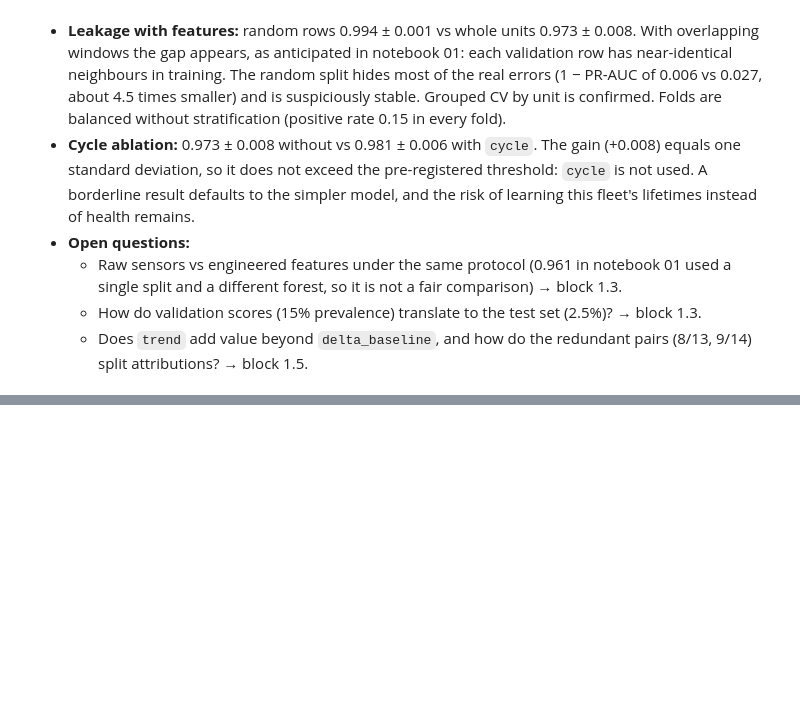
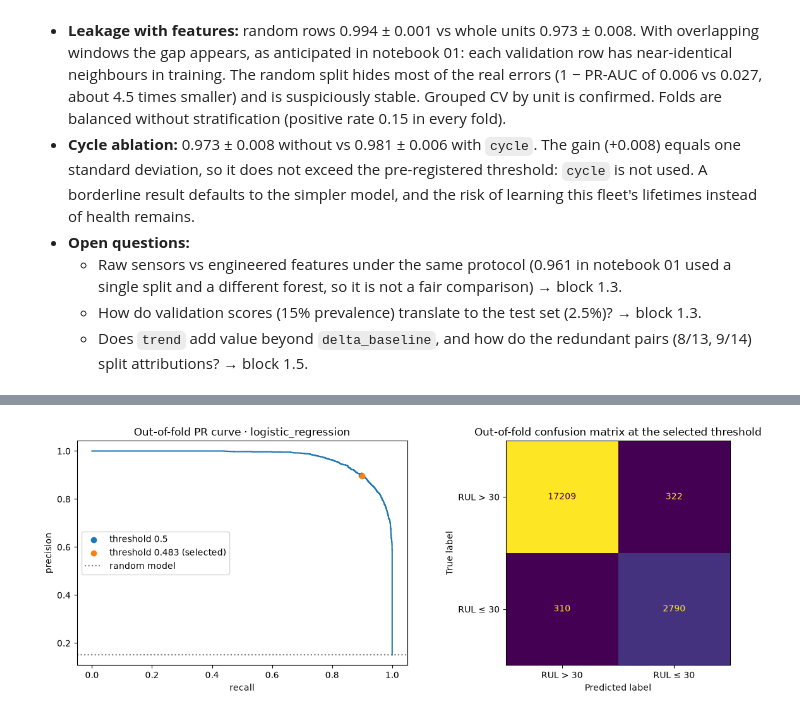
Before and after one commit to maria2332/industrial-ai-copilot, a Jupyter notebook: notebooks/02_predictive_maintenance.ipynb, the cells around one changed output, grey strips where cells are left out. Saved outputs shown, nothing was run; the diff lists cells and outputs as text; code cells hidden in the pictures; blank space fills up the shorter version.

```diff
--- a/notebooks/02_predictive_maintenance.ipynb
+++ b/notebooks/02_predictive_maintenance.ipynb
@@ -185,0 +272,13 @@ pd.DataFrame(
+# %%
+MIN_RECALL = 0.90
+oof_scores = cv_results[selected].oof_scores
+threshold = select_threshold(y, oof_scores, MIN_RECALL)
+
+shown = ["threshold", "precision", "recall", "f1", "false_positive_rate", "false_negative_rate"]
+shown += ["accuracy", "tp", "fp", "fn", "tn"]
+pd.DataFrame(
+    {
+        "default threshold 0.5": threshold_metrics(y, oof_scores, 0.5),
+        "selected threshold": threshold_metrics(y, oof_scores, threshold),
+    }
+).T[shown].round(3)
@@ -185,0 +289,23 @@ pd.DataFrame(
+# %%
+precision, recall, _ = precision_recall_curve(y, oof_scores)
+
+fig, axes = plt.subplots(1, 2, figsize=(12, 4.5))
+axes[0].plot(recall, precision)
+for name, value in [("0.5", 0.5), (f"{threshold:.3f} (selected)", threshold)]:
+    point = threshold_metrics(y, oof_scores, value)
+    axes[0].scatter(point["recall"], point["precision"], zorder=3, label=f"threshold {name}")
+axes[0].axhline(y.mean(), color="grey", linestyle=":", label="random model")
+axes[0].set(xlabel="recall", ylabel="precision", title=f"Out-of-fold PR curve · {selected}")
+axes[0].legend()
+ConfusionMatrixDisplay.from_predictions(
+    y,
+    (oof_scores >= threshold).astype(int),
+    display_labels=[f"RUL > {HORIZON}", f"RUL ≤ {HORIZON}"],
+    colorbar=False,
+    ax=axes[1],
+)
+axes[1].set_title("Out-of-fold confusion matrix at the selected threshold")
+fig.tight_layout()
+plt.show()
+# %% [output]
+[figure, added]
```
Also changed, not shown: parts of 19 cells of this notebook.
